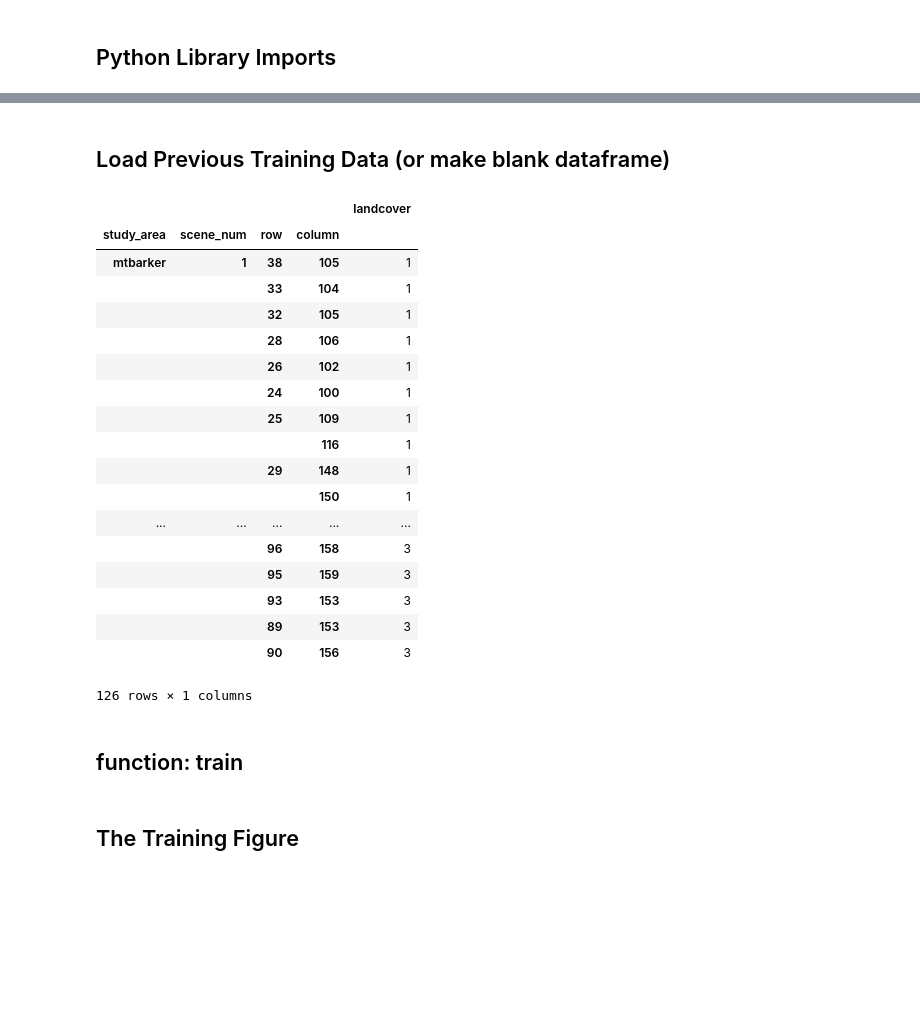
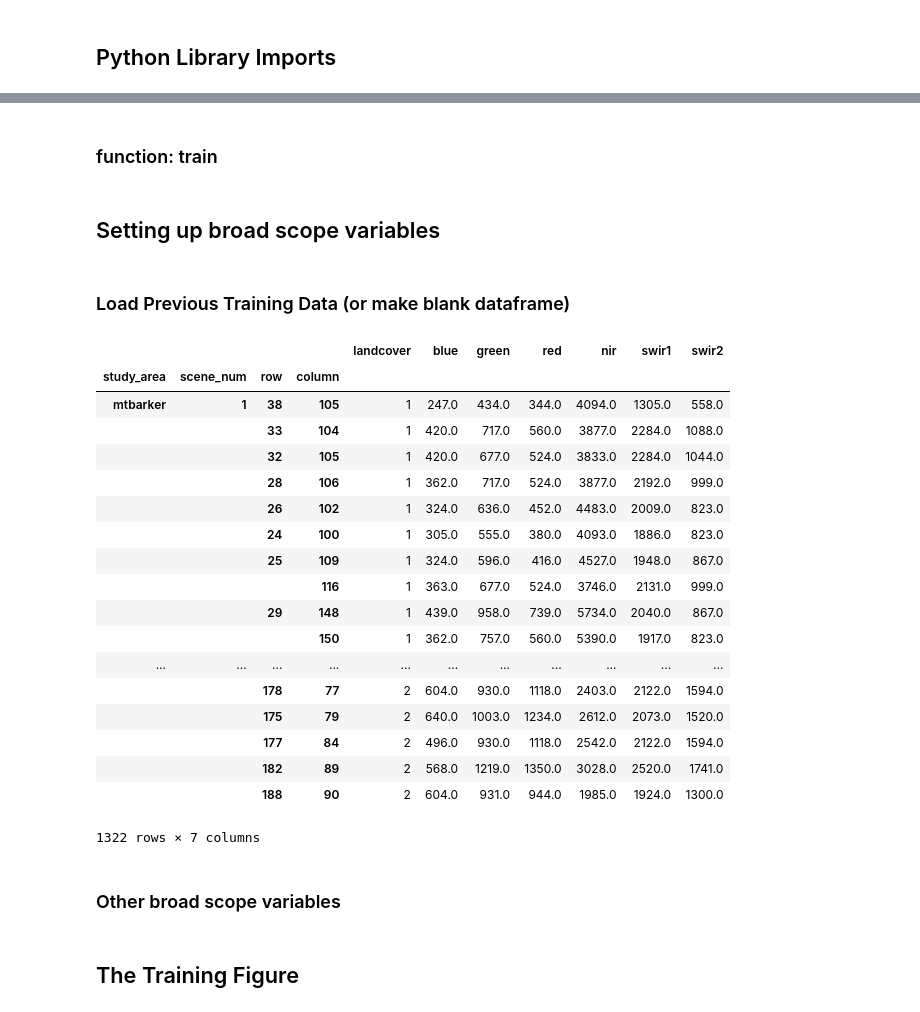
Before and after one commit to mjb-oz/urban_change, a Jupyter notebook: FullAnalysis.ipynb, the cells around one changed output, grey strips where cells are left out. Saved outputs shown, nothing was run; the diff lists cells and outputs as text; code cells hidden in the pictures; blank space fills up the shorter version.

Commit message:
Make whole process callable via functions

```diff
--- a/FullAnalysis.ipynb
+++ b/FullAnalysis.ipynb
@@ -329,3 +416,5 @@ def drawTrainingScene(study_area, scene_num, covertype, scene_picks_arr):
         scene_picks_arr = None
 
     return ax, scene_picks_arr
+# %% [markdown]
+### function: train
@@ -332,45 +460,45 @@ def drawTrainingScene(study_area, scene_num, covertype, scene_picks_arr):
+# %% [markdown]
+## Setting up broad scope variables
 # %% [markdown]
-## Load Previous Training Data (or make blank dataframe)
+### Load Previous Training Data (or make blank dataframe)
 # %%
 # load previous training data
 # by taking the last (ie most recent if the standard date is attached to the file) .pkl file
 files = os.listdir('../')
 pickles = []
 for file in files:
     if file[-3::] == 'pkl':
         pickles.append(file)
 trainingdata = pd.read_pickle('../' + pickles[-1])
-trainingdata = trainingdata.drop(columns = trainingdata.columns[1::])
+# trainingdata = trainingdata.drop(columns = trainingdata.columns[1::])
 
 # # setup a multilevel heirachrical index dataframe to store the results
 # # storing the training data in this format is way more memory efficient than in an Xarray of same size as data
 # # but it takes a lot of processing and manipulation to get it into a more useable form
 
 # trainidx = pd.MultiIndex(levels = [[]]*4, labels = [[]]*4, names=['study_area', 'scene_num', 'row','column'])
 # traincols = ['landcover']
 # trainingdata = pd.DataFrame(index = trainidx, columns = traincols)
 
 # view the current status
 trainingdata
 # %% [output]
-|  |  |  |  | landcover |
-| study_area | scene_num | row | column |  |
-| mtbarker | 1 | 38 | 105 | 1 |
-|  |  | 33 | 104 | 1 |
-|  |  | 32 | 105 | 1 |
-|  |  | 28 | 106 | 1 |
-|  |  | 26 | 102 | 1 |
-|  |  | 24 | 100 | 1 |
-|  |  | 25 | 109 | 1 |
-|  |  |  | 116 | 1 |
-|  |  | 29 | 148 | 1 |
-|  |  |  | 150 | 1 |
-| ... | ... | ... | ... | ... |
-|  |  | 96 | 158 | 3 |
-|  |  | 95 | 159 | 3 |
-|  |  | 93 | 153 | 3 |
-|  |  | 89 | 153 | 3 |
-|  |  | 90 | 156 | 3 |
+|  |  |  |  | landcover | blue | green | red | nir | swir1 | swir2 |
+| study_area | scene_num | row | column |  |  |  |  |  |  |  |
+| mtbarker | 1 | 38 | 105 | 1 | 247.0 | 434.0 | 344.0 | 4094.0 | 1305.0 | 558.0 |
+|  |  | 33 | 104 | 1 | 420.0 | 717.0 | 560.0 | 3877.0 | 2284.0 | 1088.0 |
+|  |  | 32 | 105 | 1 | 420.0 | 677.0 | 524.0 | 3833.0 | 2284.0 | 1044.0 |
+|  |  | 28 | 106 | 1 | 362.0 | 717.0 | 524.0 | 3877.0 | 2192.0 | 999.0 |
+|  |  | 26 | 102 | 1 | 324.0 | 636.0 | 452.0 | 4483.0 | 2009.0 | 823.0 |
+|  |  | 24 | 100 | 1 | 305.0 | 555.0 | 380.0 | 4093.0 | 1886.0 | 823.0 |
+|  |  | 25 | 109 | 1 | 324.0 | 596.0 | 416.0 | 4527.0 | 1948.0 | 867.0 |
+|  |  |  | 116 | 1 | 363.0 | 677.0 | 524.0 | 3746.0 | 2131.0 | 999.0 |
+|  |  | 29 | 148 | 1 | 439.0 | 958.0 | 739.0 | 5734.0 | 2040.0 | 867.0 |
+|  |  |  | 150 | 1 | 362.0 | 757.0 | 560.0 | 5390.0 | 1917.0 | 823.0 |
+| ... | ... | ... | ... | ... | ... | ... | ... | ... | ... | ... |
+|  |  | 178 | 77 | 2 | 604.0 | 930.0 | 1118.0 | 2403.0 | 2122.0 | 1594.0 |
+|  |  | 175 | 79 | 2 | 640.0 | 1003.0 | 1234.0 | 2612.0 | 2073.0 | 1520.0 |
+|  |  | 177 | 84 | 2 | 496.0 | 930.0 | 1118.0 | 2542.0 | 2122.0 | 1594.0 |
+|  |  | 182 | 89 | 2 | 568.0 | 1219.0 | 1350.0 | 3028.0 | 2520.0 | 1741.0 |
+|  |  | 188 | 90 | 2 | 604.0 | 931.0 | 944.0 | 1985.0 | 1924.0 | 1300.0 |
-126 rows × 1 columns
+1322 rows × 7 columns
-# %% [markdown]
-## function: train
@@ -419,0 +505,2 @@ def train(study_area, scene_num, covertype):
+# %% [markdown]
+### Other broad scope variables
```
Also changed, not shown: parts of 48 cells of this notebook, 1 other file.
